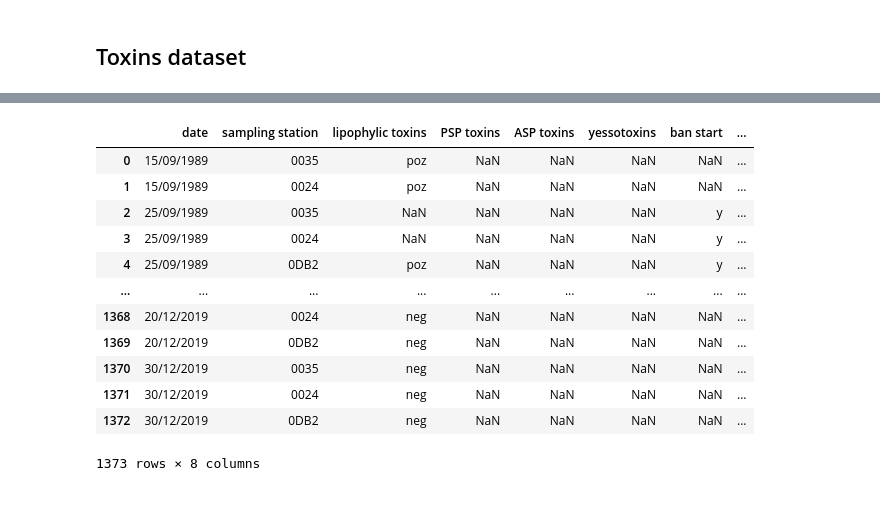
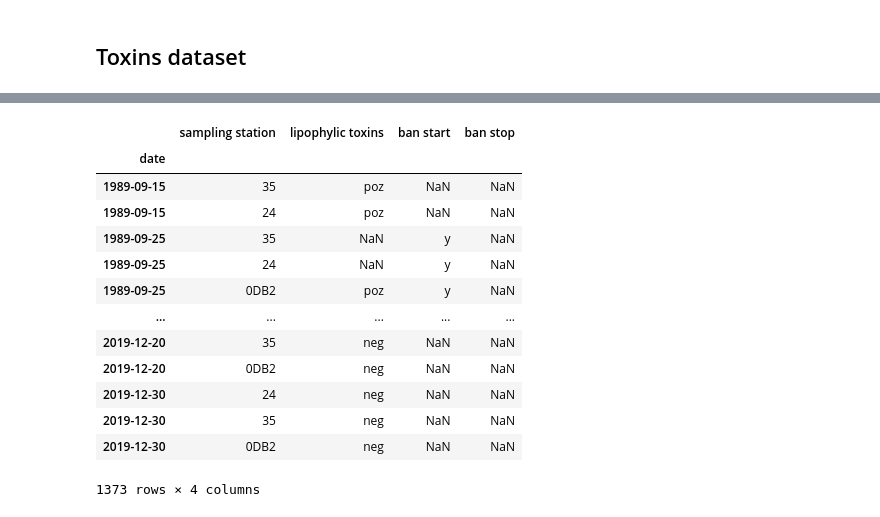
Before and after one commit to MartinMarzi/HABTox-predictor, a Jupyter notebook: toxic-algae_preprocessing_1.ipynb, the cells around one changed output, grey strips where cells are left out. Drawn from its saved outputs; the diff is of its cells as text; code cells hidden in the pictures.

```diff
--- a/toxic-algae_preprocessing_1.ipynb
+++ b/toxic-algae_preprocessing_1.ipynb
@@ -56,7 +88,18 @@ Length: 13, dtype: int64
 # %%
 # Create toxins dataframe
 # empty cells [test not available, not in the program of testing] -> NaN
-df_tox = pd.read_csv("data/Toxins_Podatki_1994_onwards_24062021.csv", na_values=["x", "? (no data)", "unreliable",
+df_tox = pd.read_csv("data/Toxins_Podatki_1994_onwards_24062021_Martin_1_0.csv", na_values=["x", "? (no data)", "unreliable",
             "niso več delali analiz, ker nimajo školjk konzumne velikosti"], sep=";")
-df_tox = df_tox.drop(columns=["data source", "comments"])
+df_tox = df_tox.drop(columns=["data source", "PSP toxins", "ASP toxins", "yessotoxins"])
+
+# create timestamp
+# It produces a mistake 08/11/2019 -> 2019-08-11 !!!! What to do?
+df_tox["date"] = pd.to_datetime(df_tox["date"])
+
+# sort by date attribute
+df_tox = df_tox.sort_values('date')
+
+# set DateTime as index
+df_tox.set_index('date', inplace=True)
+
 df_tox
@@ -78,9 +136,16 @@ df_tox.replace(">320, ocena 470", 470, inplace=True)
 df_tox.replace(">240, ocena 510", 510, inplace=True)
 
 # at index 947: yessotoxins="0.29 mg/kg" [need to conver to poz / neg); Or should we ignore yesstoxinsv since only one 4 values?
+# %%
+# Standardise station names
+df_tox["sampling station"].replace("0035", 35, inplace=True)
+df_tox["sampling station"].replace("0024", 24, inplace=True)
+
+# Change station names to str
+df_tox["sampling station"] = df_tox["sampling station"].astype(str)
 # %%
 # Mapping num values -> "poz" or "neg" based on treshold (173 µg/kg = legal limit concentration for DSP toxins, that induce shellfish harvesting ban)
-numbers = [str(x) for x in range(9 + 1)]
+numbers = [str(x) for x in range(10)]
 for idx, value in df_tox["lipophylic toxins (OA (µg/kg))"].iteritems():
     if any(x in str(value) for x in numbers):
         if int(value) >= 173:
@@ -96,20 +161,11 @@ for idx, value in df_tox["lipophylic toxins (OA (µg/kg))"].iteritems():
 # %%
 # Joining lipophylic toxins into one column.
 # Just copying values from "lipophylic toxins (OA (µg/kg))"[930:] to "lipophylic toxins" and keep the latter as "lipophylic toxins (DTX2 (µg/kg))" has no positive values.
-#df_tox["lipophylic toxins"][930:] = df_tox["lipophylic toxins (OA (µg/kg))"][930:]
+df_tox["lipophylic toxins"][930:] = df_tox["lipophylic toxins (OA (µg/kg))"][930:]
 
 # Remove columns "lipophylic toxins (OA (µg/kg))" and "lipophylic toxins (DTX2 (µg/kg))" from dataframe
-#df_tox.drop(columns=["lipophylic toxins (OA (µg/kg))", "lipophylic toxins (DTX2 (µg/kg))"], inplace=True)
+df_tox.drop(columns=["lipophylic toxins (OA (µg/kg))", "lipophylic toxins (DTX2 (µg/kg))"], inplace=True)
 print(f"lipophylic toxins classes:")
 df_tox["lipophylic toxins"].value_counts()
-
-print(f"PSP toxins classes:")
-df_tox["PSP toxins"].value_counts()
-
-print(f"ASP toxins classes:")
-df_tox["ASP toxins"].value_counts()
-
-print(f"yessotoxins classes:")
-df_tox["yessotoxins"].value_counts()
 # %% [output]
 lipophylic toxins classes:
@@ -133,22 +179,22 @@ Name: yessotoxins, dtype: int64
 # )
 # df_tox_OA_cat
 # %%
-pd.set_option('max_rows', 10)
 df_tox
 # %% [output]
-|  | date | sampling station | lipophylic toxins | PSP toxins | ASP toxins | yessotoxins | ban start | ... |
-| 0 | 15/09/1989 | 0035 | poz | NaN | NaN | NaN | NaN | ... |
-| 1 | 15/09/1989 | 0024 | poz | NaN | NaN | NaN | NaN | ... |
-| 2 | 25/09/1989 | 0035 | NaN | NaN | NaN | NaN | y | ... |
-| 3 | 25/09/1989 | 0024 | NaN | NaN | NaN | NaN | y | ... |
-| 4 | 25/09/1989 | 0DB2 | poz | NaN | NaN | NaN | y | ... |
-| ... | ... | ... | ... | ... | ... | ... | ... | ... |
-| 1368 | 20/12/2019 | 0024 | neg | NaN | NaN | NaN | NaN | ... |
-| 1369 | 20/12/2019 | 0DB2 | neg | NaN | NaN | NaN | NaN | ... |
-| 1370 | 30/12/2019 | 0035 | neg | NaN | NaN | NaN | NaN | ... |
-| 1371 | 30/12/2019 | 0024 | neg | NaN | NaN | NaN | NaN | ... |
-| 1372 | 30/12/2019 | 0DB2 | neg | NaN | NaN | NaN | NaN | ... |
+|  | sampling station | lipophylic toxins | ban start | ban stop |
+| date |  |  |  |  |
+| 1989-09-15 | 35 | poz | NaN | NaN |
+| 1989-09-15 | 24 | poz | NaN | NaN |
+| 1989-09-25 | 35 | NaN | y | NaN |
+| 1989-09-25 | 24 | NaN | y | NaN |
+| 1989-09-25 | 0DB2 | poz | y | NaN |
+| ... | ... | ... | ... | ... |
+| 2019-12-20 | 35 | neg | NaN | NaN |
+| 2019-12-20 | 0DB2 | neg | NaN | NaN |
+| 2019-12-30 | 24 | neg | NaN | NaN |
+| 2019-12-30 | 35 | neg | NaN | NaN |
+| 2019-12-30 | 0DB2 | neg | NaN | NaN |
-1373 rows × 8 columns
+1373 rows × 4 columns
 # %%
 df_tox.describe()
 # %% [output]
```
Also changed, not shown: parts of 28 cells of this notebook, 4 other files.
